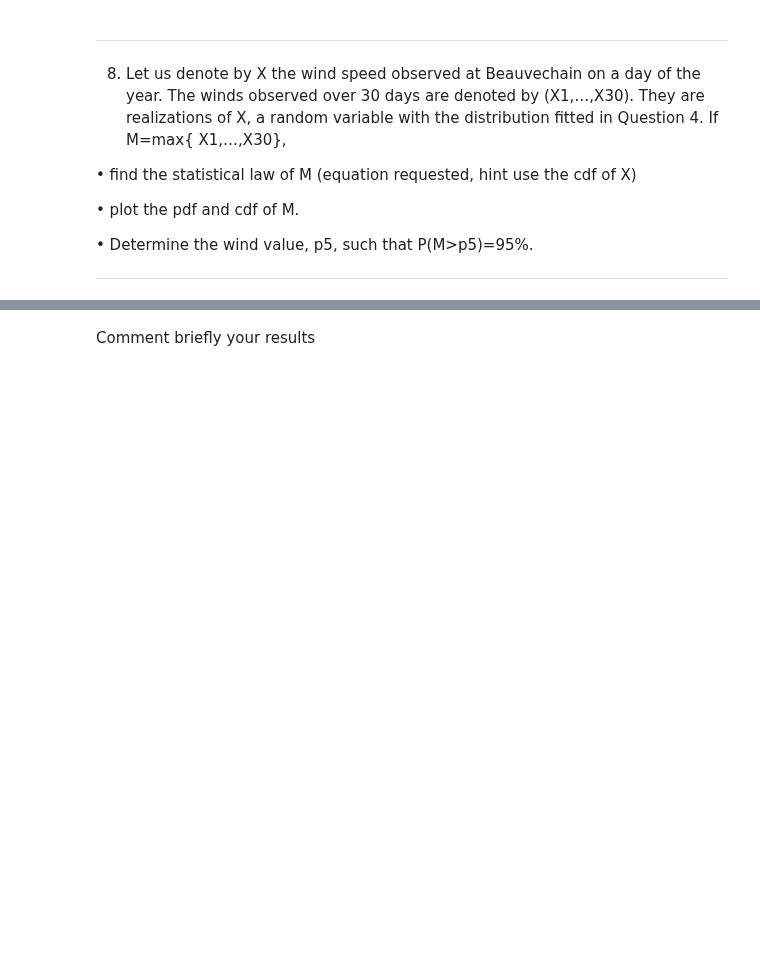
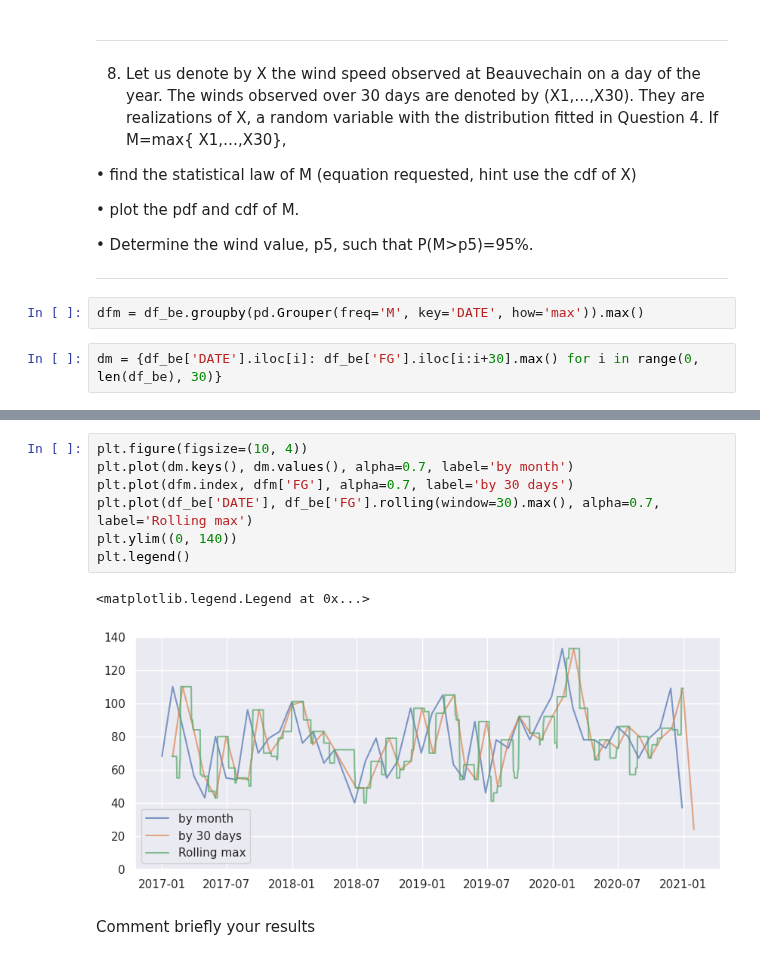
Before and after one commit to Emilevillette/LEPL1109-Hackatons, a Jupyter notebook: Hackaton 1/hack1_without_code.ipynb, the cells around one changed output, grey strips where cells are left out. Drawn from its saved outputs; the diff is of its cells as text; blank space fills up the shorter version.

```diff
--- a/Hackaton 1/hack1_without_code.ipynb
+++ b/Hackaton 1/hack1_without_code.ipynb
@@ -355,3 +355,7 @@ Beauvechain:
 
 
 ------------------------------------------------------------------------------------------------------
+# %%
+dfm = df_be.groupby(pd.Grouper(freq='M', key='DATE', how='max')).max()
+# %%
+dm = {df_be['DATE'].iloc[i]: df_be['FG'].iloc[i:i+30].max() for i in range(0, len(df_be), 30)}
@@ -358,3 +369,13 @@ Beauvechain:
+# %%
+plt.figure(figsize=(10, 4))
+plt.plot(dm.keys(), dm.values(), alpha=0.7, label='by month')
+plt.plot(dfm.index, dfm['FG'], alpha=0.7, label='by 30 days')
+plt.plot(df_be['DATE'], df_be['FG'].rolling(window=30).max(), alpha=0.7, label='Rolling max')
+plt.ylim((0, 140))
+plt.legend()
+# %% [output]
+<matplotlib.legend.Legend at 0x...>
+[figure, added]
 # %% [markdown]
 Comment briefly your results
 # %% [raw]
```
Also changed, not shown: parts of 2 cells of this notebook.
